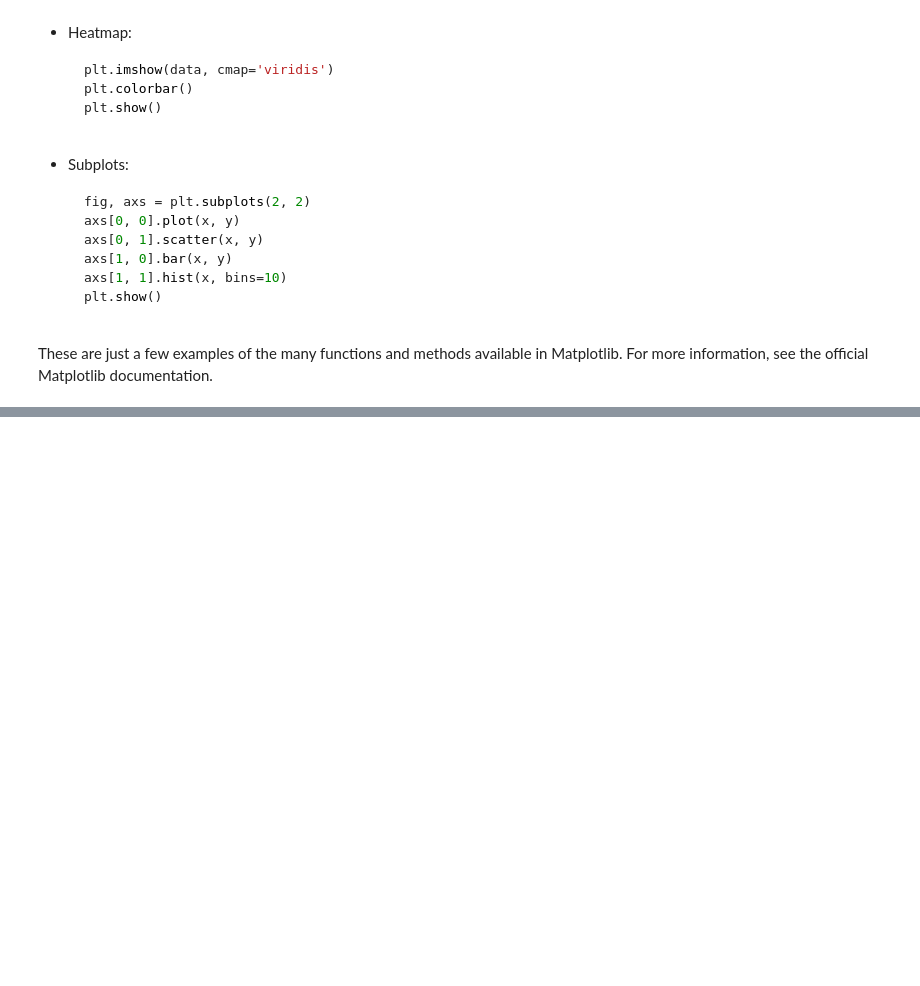
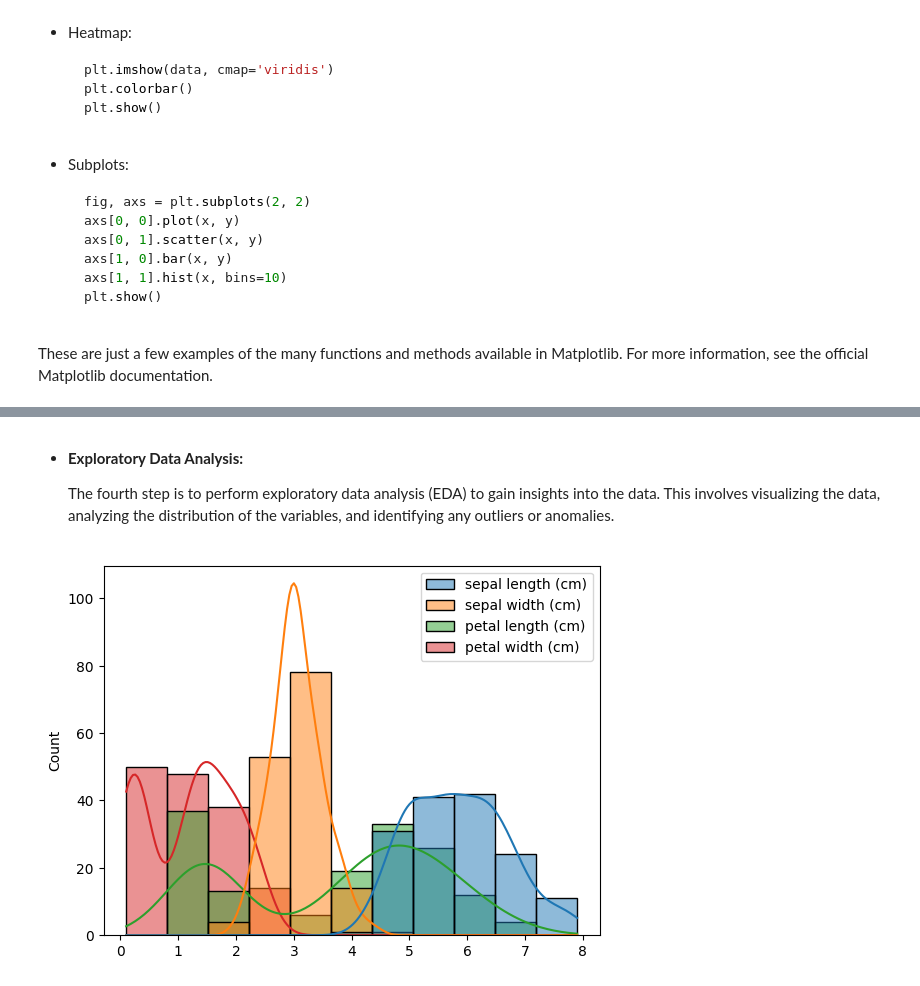
Before and after one commit to bghaendler/BJBS-AI-Lab, a Jupyter notebook: BJBS_AI_2023_Series_1_Introduction_to_Data_Science.ipynb, the cells around one changed output, grey strips where cells are left out. Drawn from its saved outputs; the diff is of its cells as text; code cells hidden in the pictures; blank space fills up the shorter version.

```diff
--- a/BJBS_AI_2023_Series_1_Introduction_to_Data_Science.ipynb
+++ b/BJBS_AI_2023_Series_1_Introduction_to_Data_Science.ipynb
@@ -455,0 +694,5 @@ These are just a few examples of the many functions and methods available in Mat
+# %%
+from sklearn.datasets import load_iris
+iris = load_iris()
+X = iris.data
+y = iris.target
@@ -455,0 +705,8 @@ These are just a few examples of the many functions and methods available in Mat
+# %%
+from sklearn.datasets import load_iris
+import pandas as pd
+import numpy as np
+
+# Convert the data to a pandas DataFrame
+df = pd.DataFrame(data=np.c_[iris['data'], iris['target']],
+                  columns= iris['feature_names'] + ['target'])
@@ -455,0 +728,3 @@ These are just a few examples of the many functions and methods available in Mat
+# %%
+# Convert the target variable to categorical
+df['target'] = pd.Categorical.from_codes(iris.target, iris.target_names)
@@ -455,0 +755,4 @@ These are just a few examples of the many functions and methods available in Mat
+# %%
+# Split the data into features and target
+X = df.drop('target', axis=1)
+y = df['target']
@@ -455,0 +765,6 @@ These are just a few examples of the many functions and methods available in Mat
+# %% [markdown]
+
+
+- **Exploratory Data Analysis:**
+
+    The fourth step is to perform exploratory data analysis (EDA) to gain insights into the data. This involves visualizing the data, analyzing the distribution of the variables, and identifying any outliers or anomalies.
@@ -455,0 +774,6 @@ These are just a few examples of the many functions and methods available in Mat
+# %%
+# Visualize the distribution of each feature
+sns.histplot(data=X, kde=True)
+plt.show()
+# %% [output]
+[figure, added]
```
Also changed, not shown: parts of 59 cells of this notebook.
